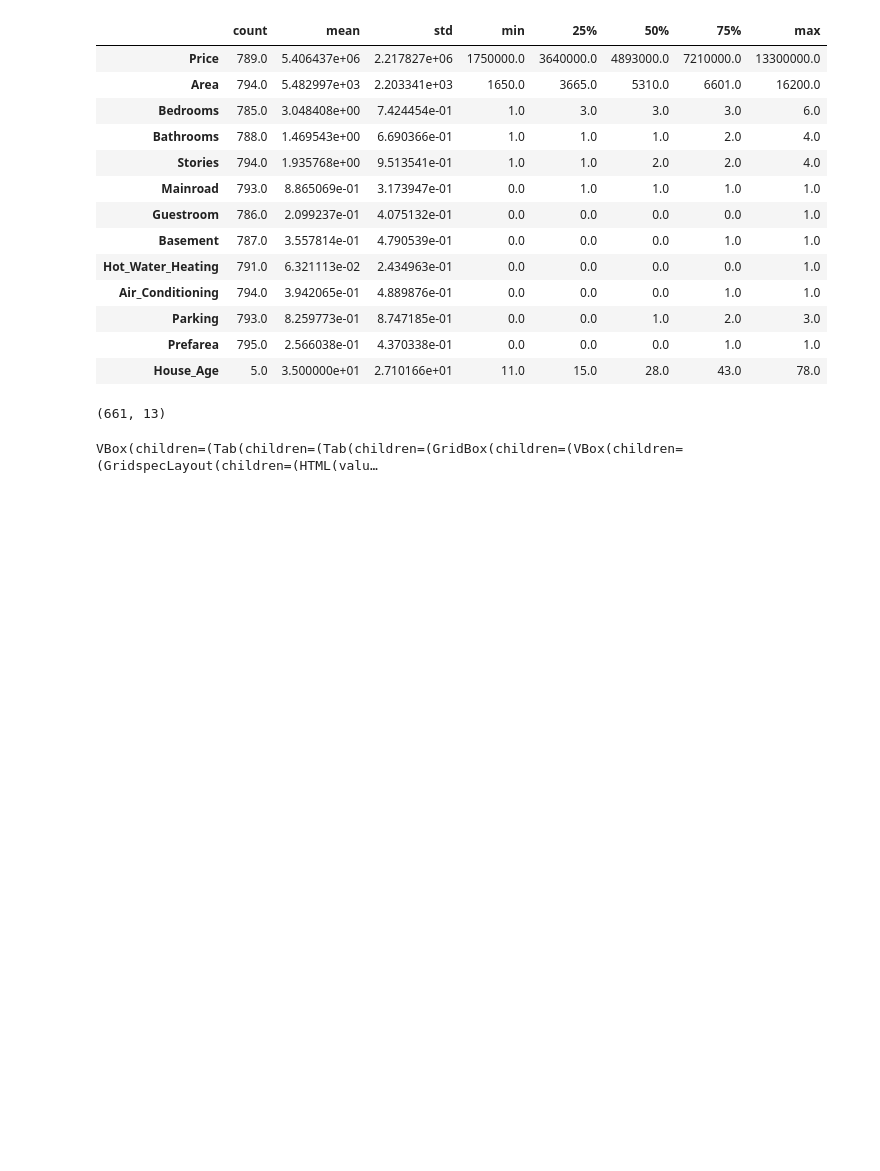
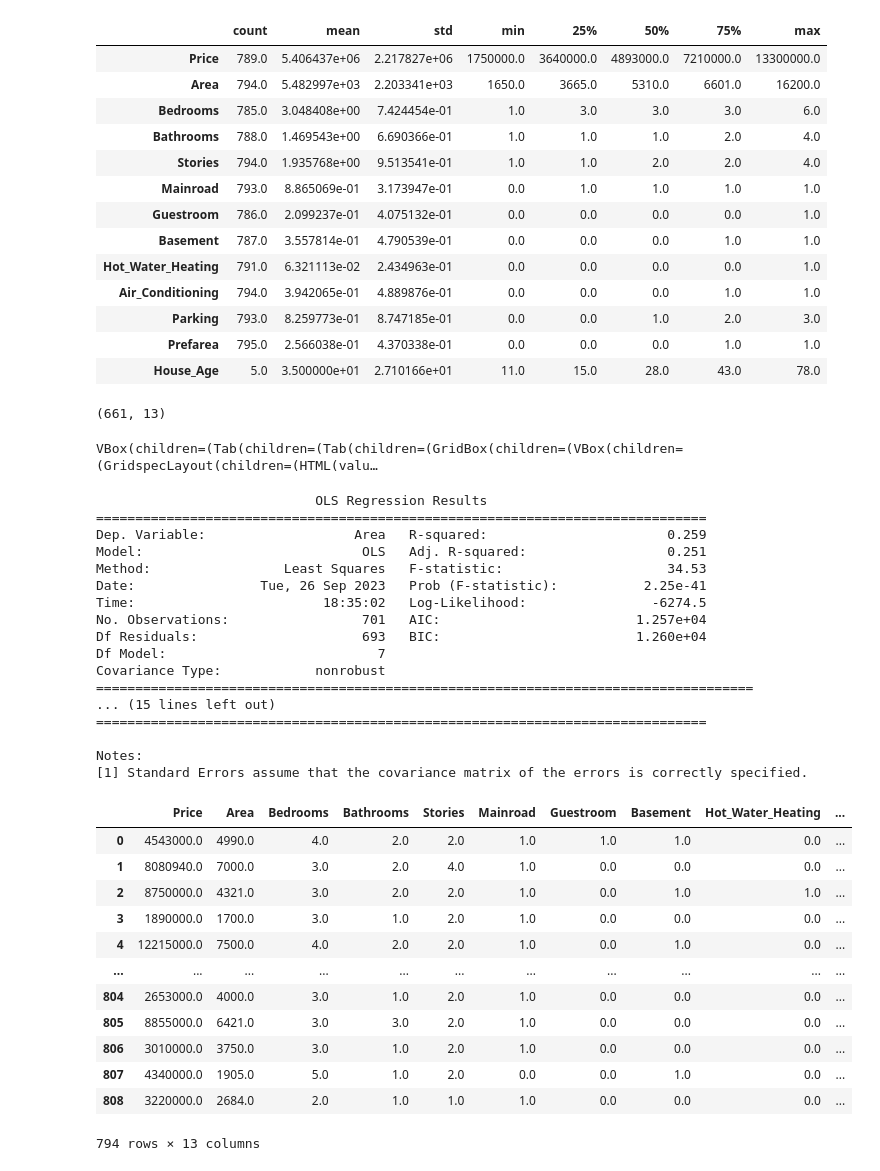
Before and after one commit to ThibaudGENEL/HousingPrice, a Jupyter notebook: notebookThib.ipynb, the cells around one changed output. Drawn from its saved outputs; the diff is of its cells as text; code cells hidden in the pictures; blank space fills up the shorter version.

```diff
--- a/notebookThib.ipynb
+++ b/notebookThib.ipynb
@@ -53,3 +53,49 @@ profile = ProfileReport(df, title='Pandas Profiling Report', explorative=True)
 profile.to_widgets()
 # %% [output]
 VBox(children=(Tab(children=(Tab(children=(GridBox(children=(VBox(children=(GridspecLayout(children=(HTML(valu…
+# %%
+# Imputation Area
+import statsmodels.api as smf
+
+data = df.copy()
+data_train = data.dropna(subset = ["Area"])
+model = smf.formula.ols(formula="Area ~ Bedrooms + Bathrooms + Stories + Mainroad + Air_Conditioning + Parking + Prefarea ", data=data_train).fit()
+print(model.summary())
+
+for col in ["Bedrooms", "Bathrooms", "Stories", "Mainroad", "Air_Conditioning", "Parking", "Prefarea"]:
+    data[col].fillna(data[col].median(), inplace = True)
+
+x_miss = data.loc[data["Area"].isna() == True, ["Bedrooms", "Bathrooms", "Stories", "Mainroad", "Air_Conditioning", "Parking", "Prefarea"]]
+data.loc[data["Area"].isna() == True, "Area"] = model.predict(x_miss)
+data_train
+# %% [output]
+                            OLS Regression Results
+==============================================================================
+Dep. Variable:                   Area   R-squared:                       0.259
+Model:                            OLS   Adj. R-squared:                  0.251
+Method:                 Least Squares   F-statistic:                     34.53
+Date:                Tue, 26 Sep 2023   Prob (F-statistic):           2.25e-41
+Time:                        18:35:02   Log-Likelihood:                -6274.5
+No. Observations:                 701   AIC:                         1.257e+04
+Df Residuals:                     693   BIC:                         1.260e+04
+Df Model:                           7
+Covariance Type:            nonrobust
+====================================================================================
+... (15 lines left out)
+==============================================================================
+
+Notes:
+[1] Standard Errors assume that the covariance matrix of the errors is correctly specified.
+|  | Price | Area | Bedrooms | Bathrooms | Stories | Mainroad | Guestroom | Basement | Hot_Water_Heating | ... |
+| 0 | 4543000.0 | 4990.0 | 4.0 | 2.0 | 2.0 | 1.0 | 1.0 | 1.0 | 0.0 | ... |
+| 1 | 8080940.0 | 7000.0 | 3.0 | 2.0 | 4.0 | 1.0 | 0.0 | 0.0 | 0.0 | ... |
+| 2 | 8750000.0 | 4321.0 | 3.0 | 2.0 | 2.0 | 1.0 | 0.0 | 1.0 | 1.0 | ... |
+| 3 | 1890000.0 | 1700.0 | 3.0 | 1.0 | 2.0 | 1.0 | 0.0 | 0.0 | 0.0 | ... |
+| 4 | 12215000.0 | 7500.0 | 4.0 | 2.0 | 2.0 | 1.0 | 0.0 | 1.0 | 0.0 | ... |
+| ... | ... | ... | ... | ... | ... | ... | ... | ... | ... | ... |
+| 804 | 2653000.0 | 4000.0 | 3.0 | 1.0 | 2.0 | 1.0 | 0.0 | 0.0 | 0.0 | ... |
+| 805 | 8855000.0 | 6421.0 | 3.0 | 3.0 | 2.0 | 1.0 | 0.0 | 0.0 | 0.0 | ... |
+| 806 | 3010000.0 | 3750.0 | 3.0 | 1.0 | 2.0 | 1.0 | 0.0 | 0.0 | 0.0 | ... |
+| 807 | 4340000.0 | 1905.0 | 5.0 | 1.0 | 2.0 | 0.0 | 0.0 | 1.0 | 0.0 | ... |
+| 808 | 3220000.0 | 2684.0 | 2.0 | 1.0 | 1.0 | 1.0 | 0.0 | 0.0 | 0.0 | ... |
+794 rows × 13 columns
```
Also changed, not shown: parts of 3 cells of this notebook.
